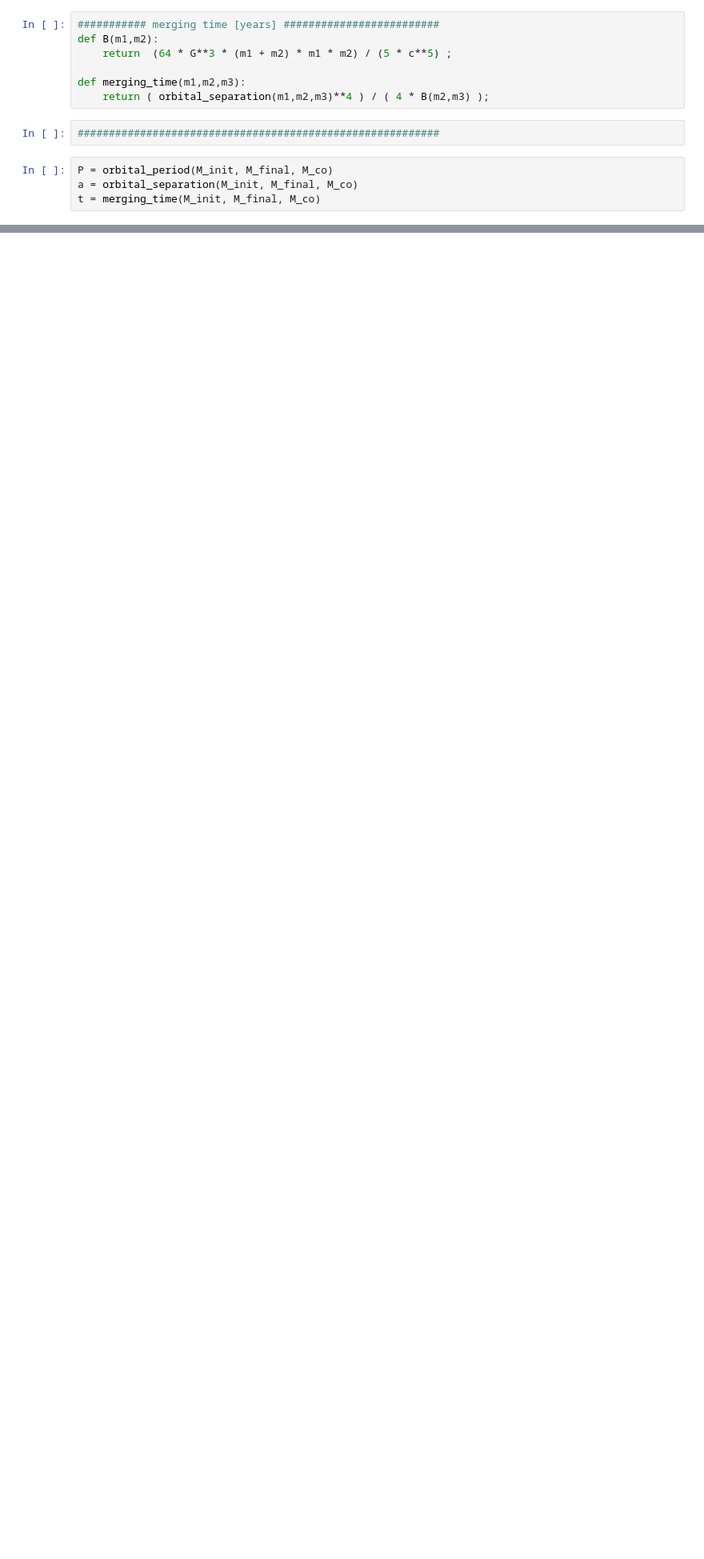
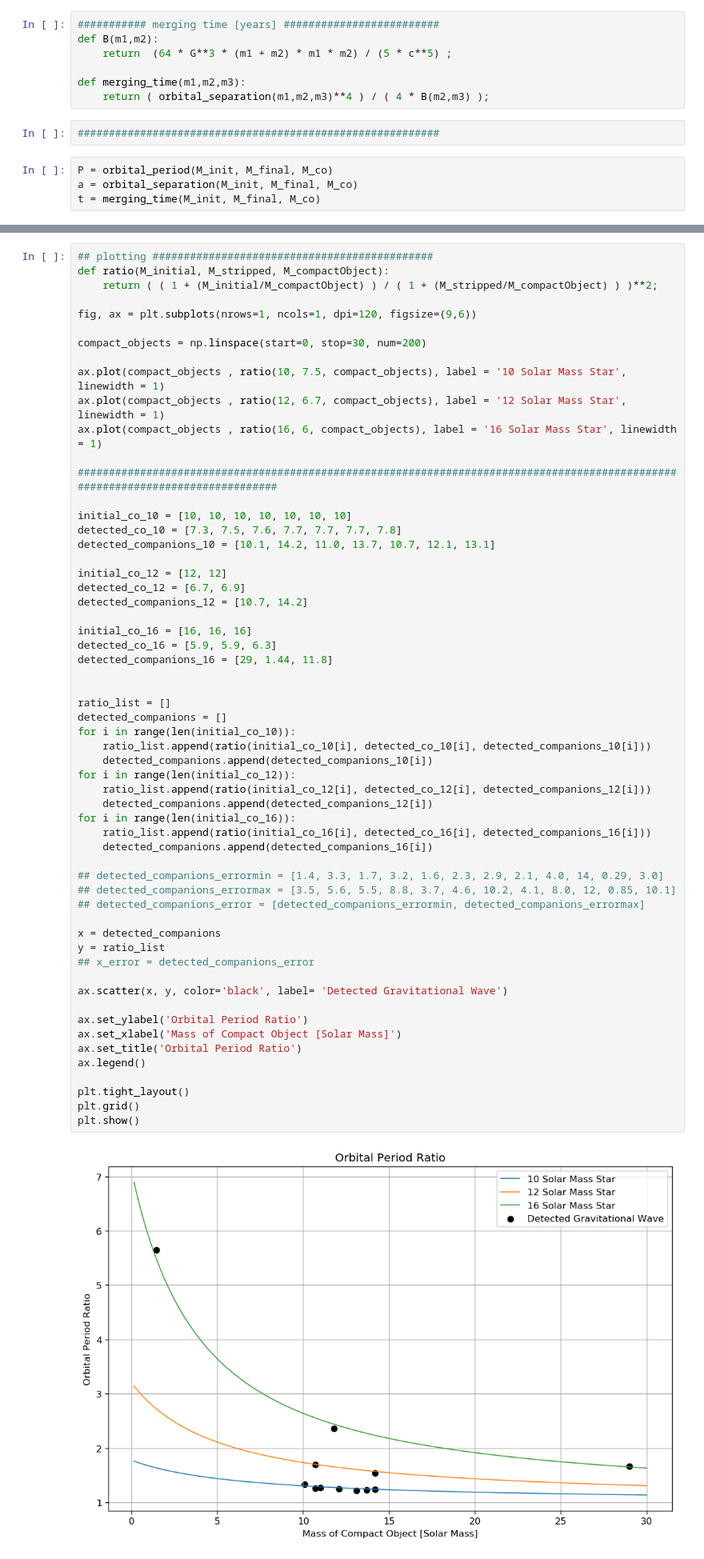
Before and after one commit to Louis-mat/Stellar-Winds, a Jupyter notebook: StellarWindsNotebook.ipynb, the cells around one changed output, grey strips where cells are left out. Shown: that part at 80% size. Cells and saved outputs as stored; diff of their text form; blank space fills up the shorter version.

```diff
--- a/StellarWindsNotebook.ipynb
+++ b/StellarWindsNotebook.ipynb
@@ -52,0 +51,60 @@ P,a,t
+# %%
+## plotting #############################################
+def ratio(M_initial, M_stripped, M_compactObject):
+    return ( ( 1 + (M_initial/M_compactObject) ) / ( 1 + (M_stripped/M_compactObject) ) )**2;
+
+fig, ax = plt.subplots(nrows=1, ncols=1, dpi=120, figsize=(9,6))
+
+compact_objects = np.linspace(start=0, stop=30, num=200)
+
+ax.plot(compact_objects , ratio(10, 7.5, compact_objects), label = '10 Solar Mass Star', linewidth = 1)
+ax.plot(compact_objects , ratio(12, 6.7, compact_objects), label = '12 Solar Mass Star', linewidth = 1)
+ax.plot(compact_objects , ratio(16, 6, compact_objects), label = '16 Solar Mass Star', linewidth = 1)
+
+################################################################################################################################
+
+initial_co_10 = [10, 10, 10, 10, 10, 10, 10]
+detected_co_10 = [7.3, 7.5, 7.6, 7.7, 7.7, 7.7, 7.8]
+detected_companions_10 = [10.1, 14.2, 11.0, 13.7, 10.7, 12.1, 13.1]
+
+initial_co_12 = [12, 12]
+detected_co_12 = [6.7, 6.9]
+detected_companions_12 = [10.7, 14.2]
+
+initial_co_16 = [16, 16, 16]
+detected_co_16 = [5.9, 5.9, 6.3]
+detected_companions_16 = [29, 1.44, 11.8]
+
+
+ratio_list = []
+detected_companions = []
+for i in range(len(initial_co_10)):
+    ratio_list.append(ratio(initial_co_10[i], detected_co_10[i], detected_companions_10[i]))
+    detected_companions.append(detected_companions_10[i])
+for i in range(len(initial_co_12)):
+    ratio_list.append(ratio(initial_co_12[i], detected_co_12[i], detected_companions_12[i]))
+    detected_companions.append(detected_companions_12[i])
+for i in range(len(initial_co_16)):
+    ratio_list.append(ratio(initial_co_16[i], detected_co_16[i], detected_companions_16[i]))
+    detected_companions.append(detected_companions_16[i])
+
+## detected_companions_errormin = [1.4, 3.3, 1.7, 3.2, 1.6, 2.3, 2.9, 2.1, 4.0, 14, 0.29, 3.0]
+## detected_companions_errormax = [3.5, 5.6, 5.5, 8.8, 3.7, 4.6, 10.2, 4.1, 8.0, 12, 0.85, 10.1]
+## detected_companions_error = [detected_companions_errormin, detected_companions_errormax]
+
+x = detected_companions
+y = ratio_list
+## x_error = detected_companions_error
+
+ax.scatter(x, y, color='black', label= 'Detected Gravitational Wave')
+
+ax.set_ylabel('Orbital Period Ratio')
+ax.set_xlabel('Mass of Compact Object [Solar Mass]')
+ax.set_title('Orbital Period Ratio')
+ax.legend()
+
+plt.tight_layout()
+plt.grid()
+plt.show()
+# %% [output]
+[figure, added]
```
Also changed, not shown: parts of 6 cells of this notebook.
